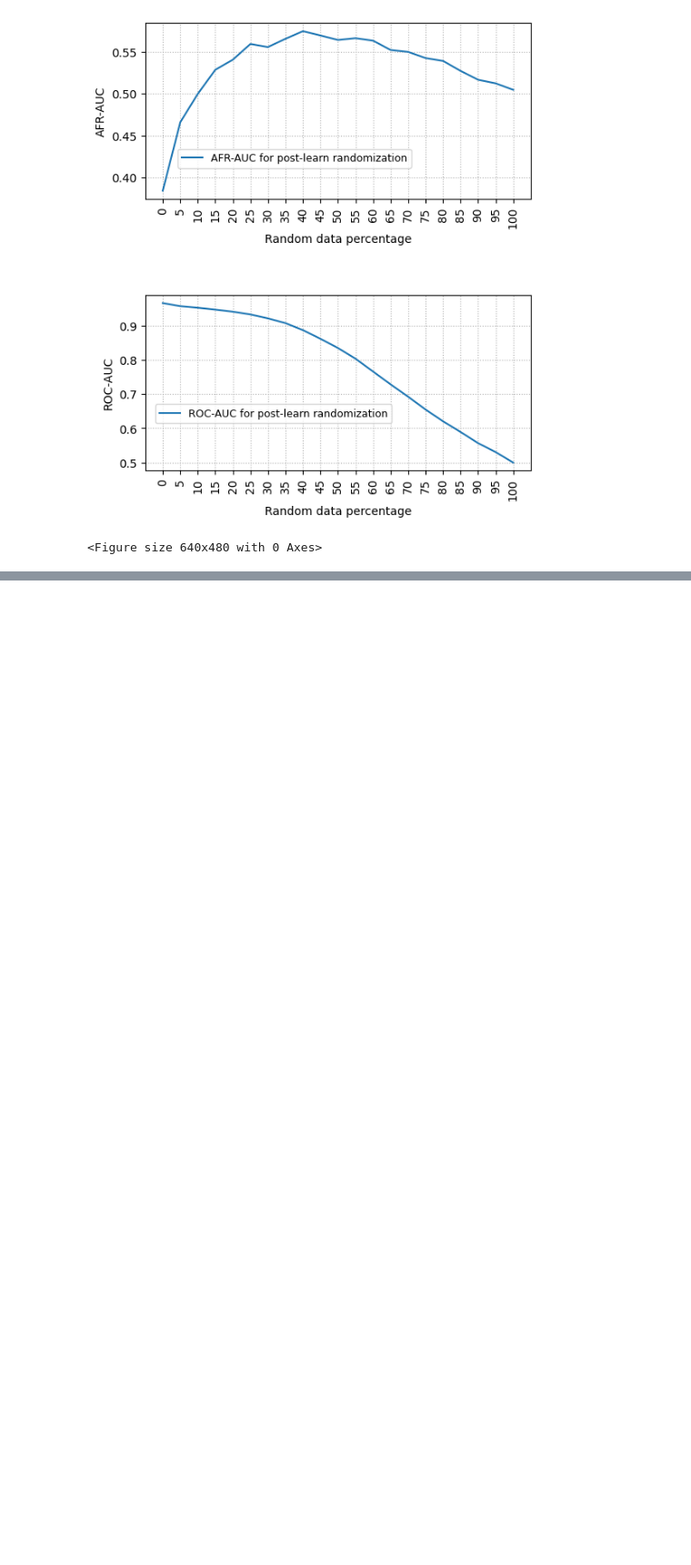
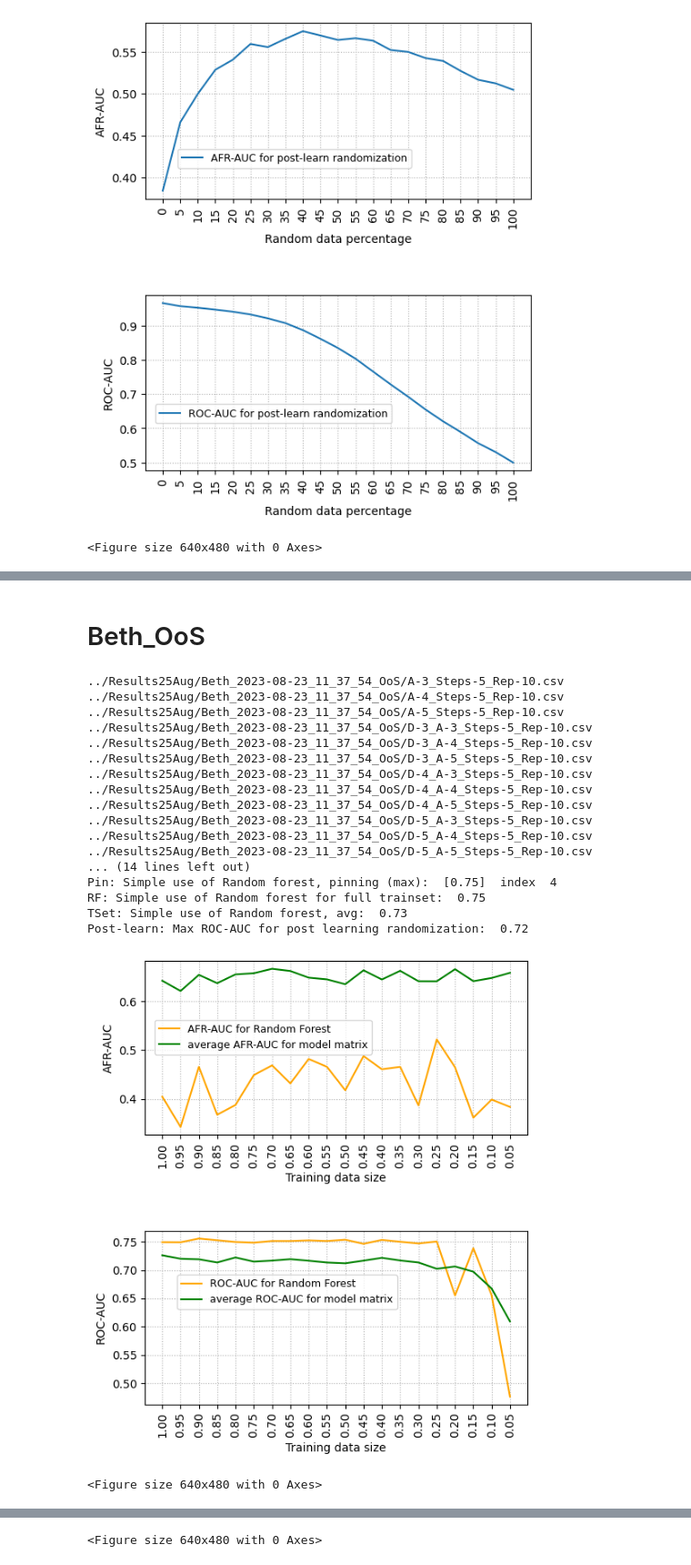
Before and after one commit to apachetechnology/AdvFailureCurves, a Jupyter notebook: nbPlotResults.ipynb, the cells around one changed output, grey strips where cells are left out. Shown: that part at 91% size. Drawn from its saved outputs; the diff is of its cells as text; code cells hidden in the pictures; blank space fills up the shorter version.

```diff
--- a/nbPlotResults.ipynb
+++ b/nbPlotResults.ipynb
@@ -45,0 +77,29 @@ Post-learn: Max ROC-AUC for post learning randomization:  0.97
+# %% [markdown]
+# Beth_OoS
+# %%
+strToken = '_Beth_OoS'
+nRepeats = 10
+strDirPath = '../Results25Aug/Beth_2023-08-23_11_37_54_OoS'
+obj.Plot_RTrain_Results('Beth Total: (1026970, 6) Training: (856900, 6)',
+                        strDirPath, strOutDir, strToken,
+                        listSelectedClassifier, nSteps, nRepeats)
+# %% [output]
+../Results25Aug/Beth_2023-08-23_11_37_54_OoS/A-3_Steps-5_Rep-10.csv
+../Results25Aug/Beth_2023-08-23_11_37_54_OoS/A-4_Steps-5_Rep-10.csv
+../Results25Aug/Beth_2023-08-23_11_37_54_OoS/A-5_Steps-5_Rep-10.csv
+../Results25Aug/Beth_2023-08-23_11_37_54_OoS/D-3_A-3_Steps-5_Rep-10.csv
+../Results25Aug/Beth_2023-08-23_11_37_54_OoS/D-3_A-4_Steps-5_Rep-10.csv
+../Results25Aug/Beth_2023-08-23_11_37_54_OoS/D-3_A-5_Steps-5_Rep-10.csv
+../Results25Aug/Beth_2023-08-23_11_37_54_OoS/D-4_A-3_Steps-5_Rep-10.csv
+../Results25Aug/Beth_2023-08-23_11_37_54_OoS/D-4_A-4_Steps-5_Rep-10.csv
+../Results25Aug/Beth_2023-08-23_11_37_54_OoS/D-4_A-5_Steps-5_Rep-10.csv
+../Results25Aug/Beth_2023-08-23_11_37_54_OoS/D-5_A-3_Steps-5_Rep-10.csv
+../Results25Aug/Beth_2023-08-23_11_37_54_OoS/D-5_A-4_Steps-5_Rep-10.csv
+../Results25Aug/Beth_2023-08-23_11_37_54_OoS/D-5_A-5_Steps-5_Rep-10.csv
+... (14 lines left out)
+Pin: Simple use of Random forest, pinning (max):  [0.75]  index  4
+RF: Simple use of Random forest for full trainset:  0.75
+TSet: Simple use of Random forest, avg:  0.73
+Post-learn: Max ROC-AUC for post learning randomization:  0.72
+[figure, added]
+<Figure size 640x480 with 0 Axes>
@@ -45,0 +107 @@ Post-learn: Max ROC-AUC for post learning randomization:  0.97
+<Figure size 640x480 with 0 Axes>
```
Also changed, not shown: parts of 5 cells of this notebook, 1 other file.
